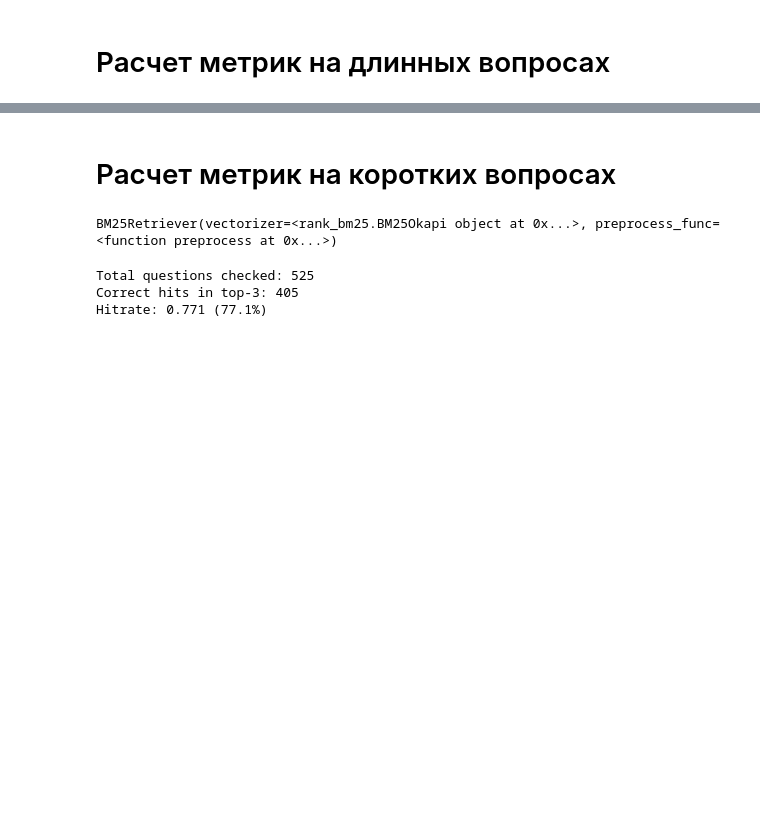
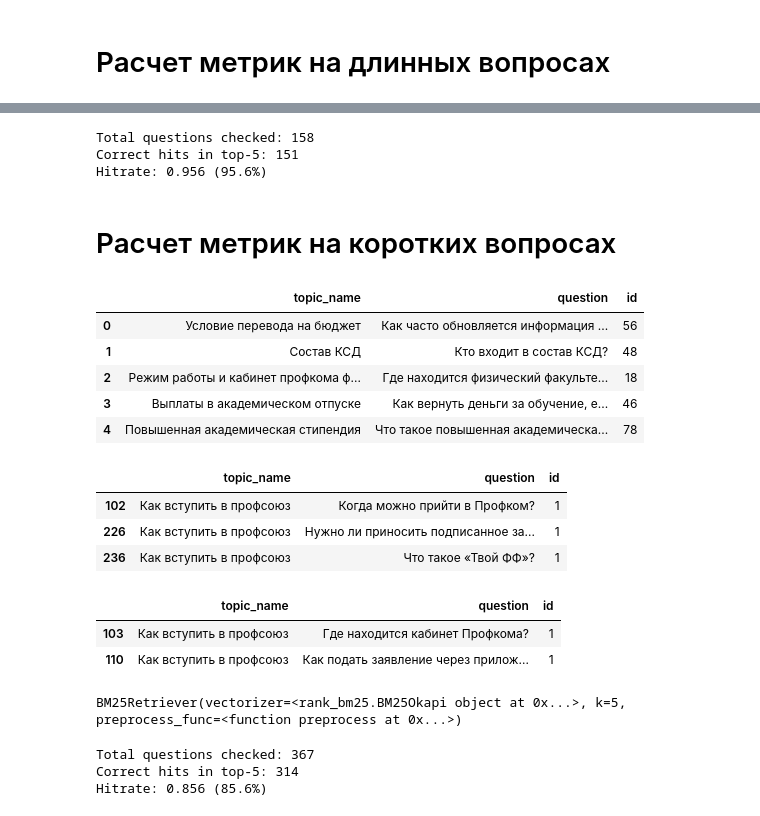
Before and after one commit to profcomff/chatbot-mark-api, a Jupyter notebook: notebooks/Hitrate.ipynb, the cells around one changed output, grey strips where cells are left out. Cells and saved outputs as stored; diff of their text form; code cells hidden in the pictures; blank space fills up the shorter version.

Commit message:
Hitrate.ipynb в папку /notebooks

```diff
--- a/notebooks/Hitrate.ipynb
+++ b/notebooks/Hitrate.ipynb
@@ -323,15 +445,65 @@ Best Weights: [0.5, 0.5], Best Hitrate: 97.90%
+# %%
+vector_retriever = vector_store.as_retriever(search_kwargs={"k": retrivier_k})
+
+best_ensemble_retriever = EnsembleRetriever(
+    retrievers=[bm25_retriever, vector_retriever],
+    weights=best_weights,
+    k=ensemble_k
+)
+
+# 3. Считаем hitrate на test_df
+test_hitrate = calculate_hitrate_langchain(
+    retriever=best_ensemble_retriever,
+    questions_df=test_df,
+    topk=topk,
+    topic_column='topic_name'
+)
+# %% [output]
+Total questions checked: 158
+Correct hits in top-5: 151
+Hitrate: 0.956 (95.6%)
 # %% [markdown]
 # Расчет метрик на коротких вопросах
+# %%
+splitter = StratifiedShuffleSplit(n_splits=1, test_size=0.3, random_state=42)
+
+questions = questions_short
+label_column = 'id'
+
+# Получаем индексы train/test
+for train_idx, test_idx in splitter.split(questions, questions[label_column]):
+    train_df = questions.iloc[train_idx].reset_index(drop=True)
+    test_df = questions.iloc[test_idx].reset_index(drop=True)
+
+if True:
+    display(train_df.head(5))
+    display(train_df[train_df.id == 1])
+    display(test_df[test_df.id == 1])
+# %% [output]
+|  | topic_name | question | id |
+| 0 | Условие перевода на бюджет | Как часто обновляется информация ... | 56 |
+| 1 | Состав КСД | Кто входит в состав КСД? | 48 |
+| 2 | Режим работы и кабинет профкома ф... | Где находится физический факульте... | 18 |
+| 3 | Выплаты в академическом отпуске | Как вернуть деньги за обучение, е... | 46 |
+| 4 | Повышенная академическая стипендия | Что такое повышенная академическа... | 78 |
+|  | topic_name | question | id |
+| 102 | Как вступить в профсоюз | Когда можно прийти в Профком? | 1 |
+| 226 | Как вступить в профсоюз | Нужно ли приносить подписанное за... | 1 |
+| 236 | Как вступить в профсоюз | Что такое «Твой ФФ»? | 1 |
+|  | topic_name | question | id |
+| 103 | Как вступить в профсоюз | Где находится кабинет Профкома? | 1 |
+| 110 | Как вступить в профсоюз | Как подать заявление через прилож... | 1 |
 # %%
 retriever = bm25_retriever
-questions_df = questions_short
 
 display(retriever)
 
-hitrate = calculate_hitrate_langchain(retriever, questions_df, topk=3)
+hitrate = calculate_hitrate_langchain(retriever,
+                                      questions_df=train_df,
+                                      topk=topk)
 # %% [output]
-BM25Retriever(vectorizer=<rank_bm25.BM25Okapi object at 0x...>, preprocess_func=<function preprocess at 0x...>)
+BM25Retriever(vectorizer=<rank_bm25.BM25Okapi object at 0x...>, k=5, preprocess_func=<function preprocess at 0x...>)
-Total questions checked: 525
-Correct hits in top-3: 405
-Hitrate: 0.771 (77.1%)
+Total questions checked: 367
+Correct hits in top-5: 314
+Hitrate: 0.856 (85.6%)
 # %%
```
Also changed, not shown: parts of 22 cells of this notebook.
